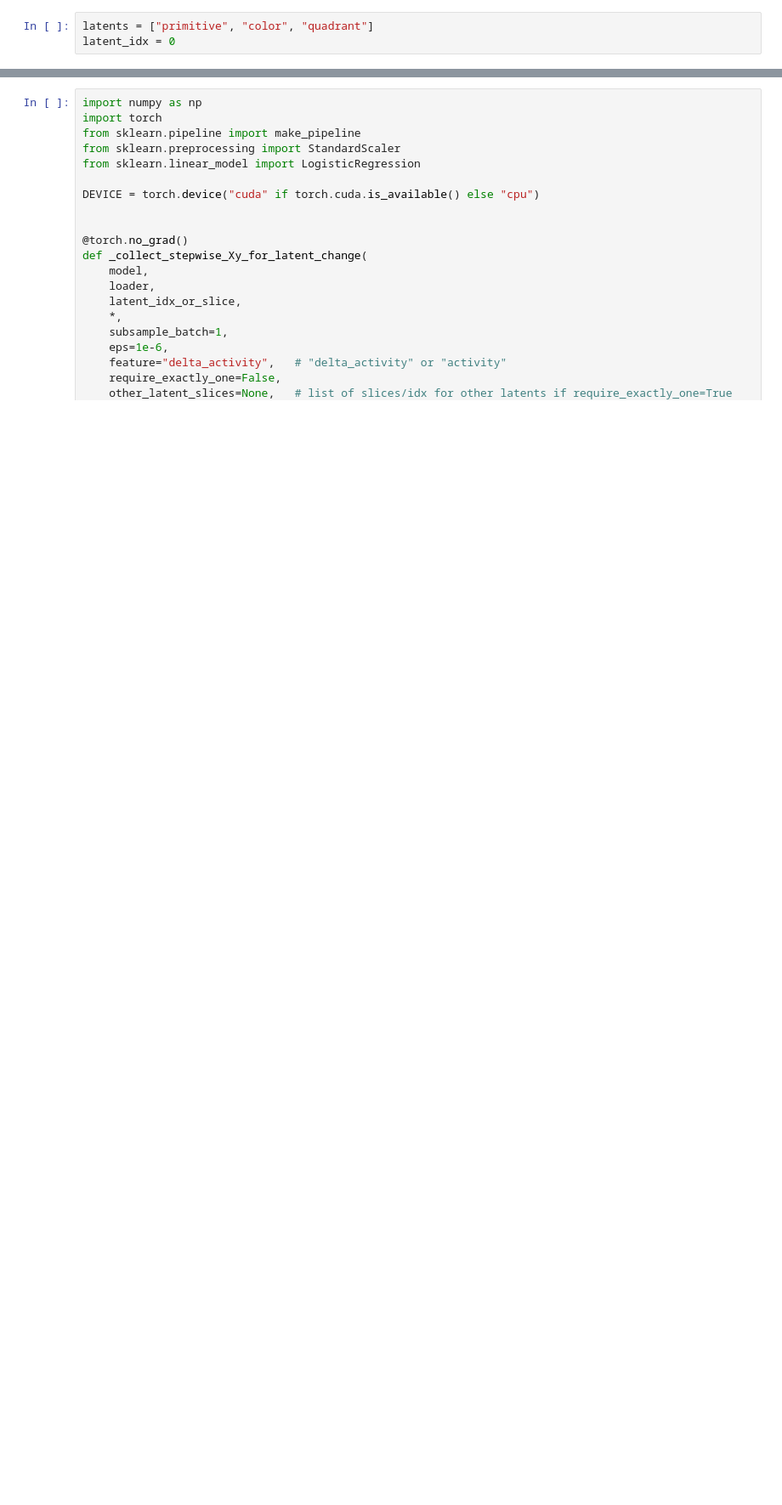
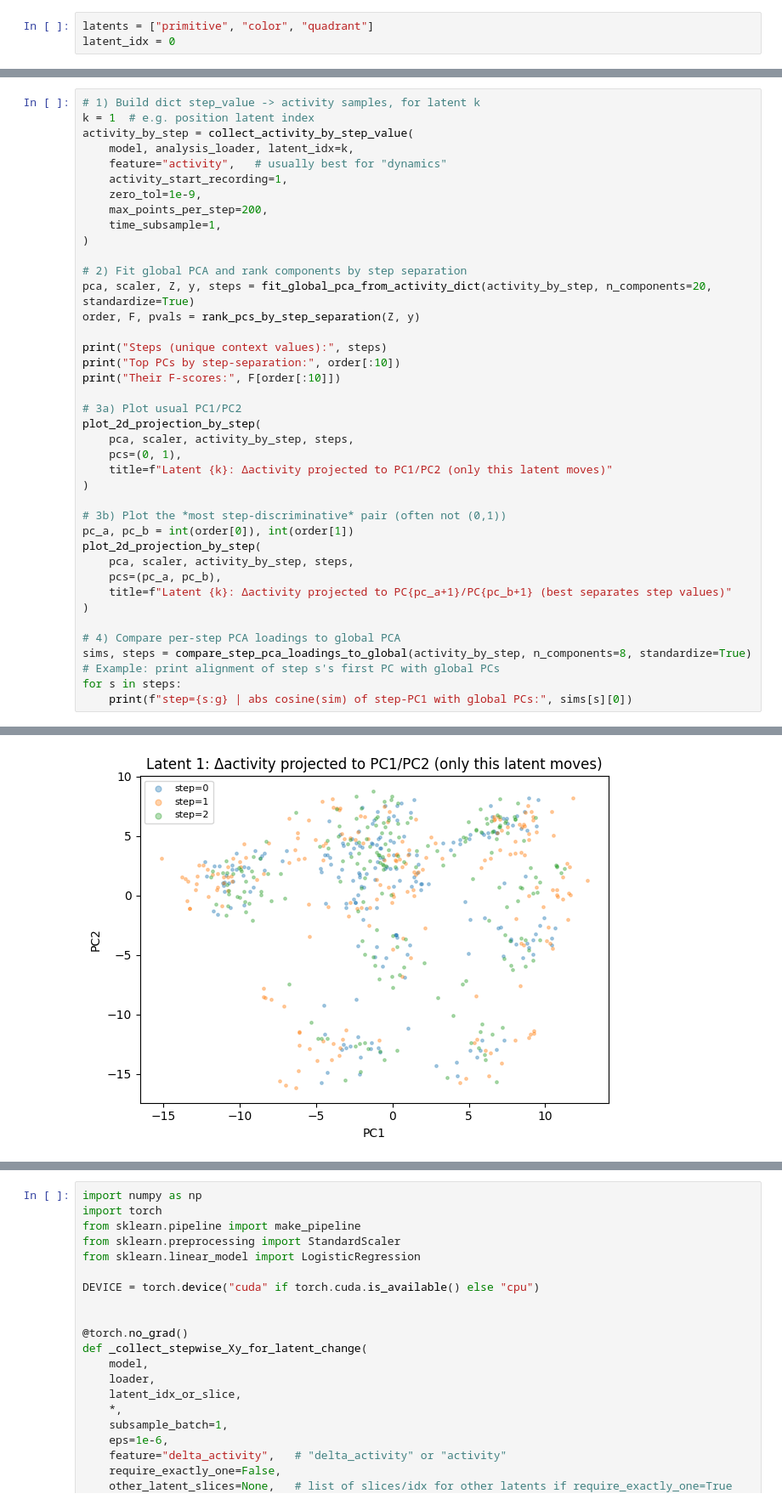
Before and after one commit to gauthierboeshertz/comp_predictive_learning, a Jupyter notebook: notebooks/check_tanh.ipynb, the cells around one changed output, grey strips where cells are left out. Shown at 85% size. Cells and saved outputs as stored; diff of their text form; blank space fills up the shorter version.

```diff
--- a/notebooks/check_tanh.ipynb
+++ b/notebooks/check_tanh.ipynb
@@ -166,0 +406,41 @@ Latent: position, Train acc: 1.0, Val acc: 1.0, Num neurons: 20
+# %%
+# 1) Build dict step_value -> activity samples, for latent k
+k = 1  # e.g. position latent index
+activity_by_step = collect_activity_by_step_value(
+    model, analysis_loader, latent_idx=k,
+    feature="activity",   # usually best for "dynamics"
+    activity_start_recording=1,
+    zero_tol=1e-9,
+    max_points_per_step=200,
+    time_subsample=1,
+)
+
+# 2) Fit global PCA and rank components by step separation
+pca, scaler, Z, y, steps = fit_global_pca_from_activity_dict(activity_by_step, n_components=20, standardize=True)
+order, F, pvals = rank_pcs_by_step_separation(Z, y)
+
+print("Steps (unique context values):", steps)
+print("Top PCs by step-separation:", order[:10])
+print("Their F-scores:", F[order[:10]])
+
+# 3a) Plot usual PC1/PC2
+plot_2d_projection_by_step(
+    pca, scaler, activity_by_step, steps,
+    pcs=(0, 1),
+    title=f"Latent {k}: Δactivity projected to PC1/PC2 (only this latent moves)"
+)
+
+# 3b) Plot the *most step-discriminative* pair (often not (0,1))
+pc_a, pc_b = int(order[0]), int(order[1])
+plot_2d_projection_by_step(
+    pca, scaler, activity_by_step, steps,
+    pcs=(pc_a, pc_b),
+    title=f"Latent {k}: Δactivity projected to PC{pc_a+1}/PC{pc_b+1} (best separates step values)"
+)
+
+# 4) Compare per-step PCA loadings to global PCA
+sims, steps = compare_step_pca_loadings_to_global(activity_by_step, n_components=8, standardize=True)
+# Example: print alignment of step s's first PC with global PCs
+for s in steps:
+    print(f"step={s:g} | abs cosine(sim) of step-PC1 with global PCs:", sims[s][0])
+# %% [output]
@@ -166,0 +450 @@ Latent: position, Train acc: 1.0, Val acc: 1.0, Num neurons: 20
+[figure, added]
```
Also changed, not shown: parts of 23 cells of this notebook.
